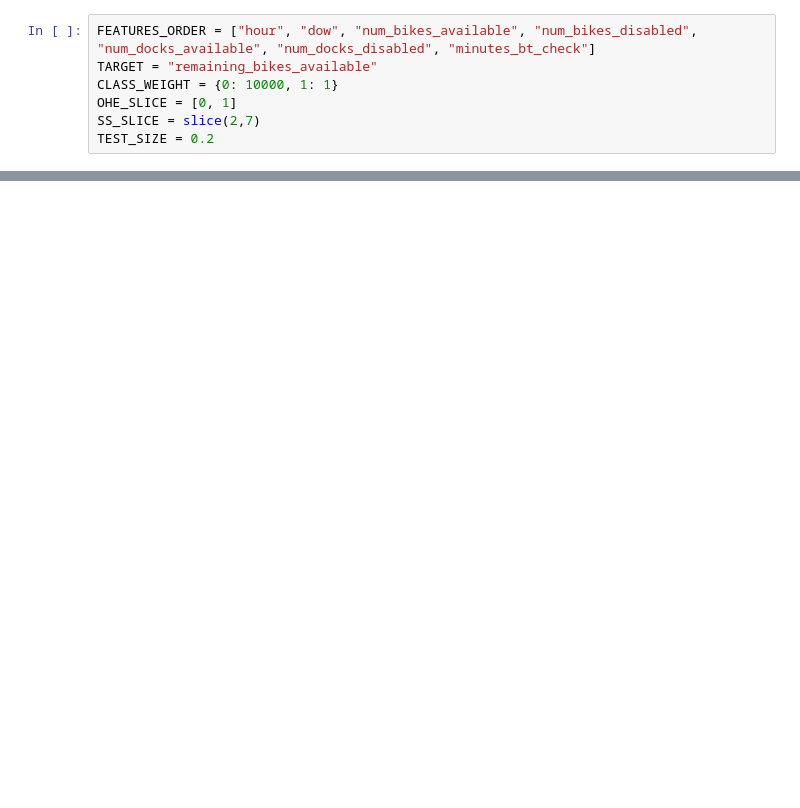
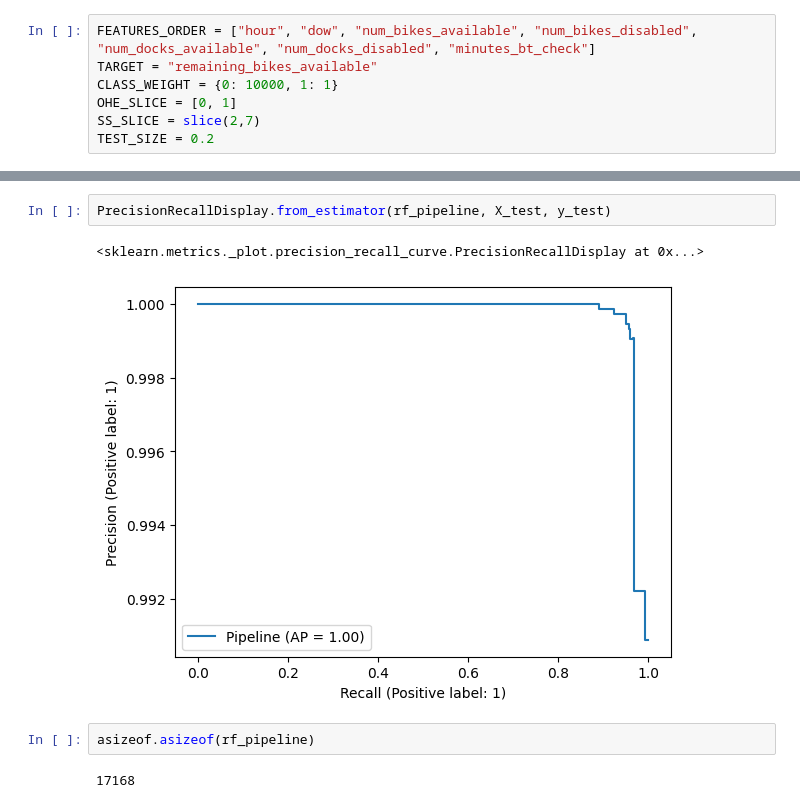
Before and after one commit to BicisBA/research, a Jupyter notebook: notebooks/random_forest_lgbm.ipynb, the cells around one changed output, grey strips where cells are left out. Cells and saved outputs as stored; diff of their text form; blank space fills up the shorter version.

```diff
--- a/notebooks/random_forest_lgbm.ipynb
+++ b/notebooks/random_forest_lgbm.ipynb
@@ -107,0 +100,9 @@ array([1, 1, 1, ..., 1, 1, 1])
+# %%
+PrecisionRecallDisplay.from_estimator(rf_pipeline, X_test, y_test)
+# %% [output]
+<sklearn.metrics._plot.precision_recall_curve.PrecisionRecallDisplay at 0x...>
+[figure, added]
+# %%
+asizeof.asizeof(rf_pipeline)
+# %% [output]
+17168
```
Also changed, not shown: parts of 15 cells of this notebook, 9 other files.
